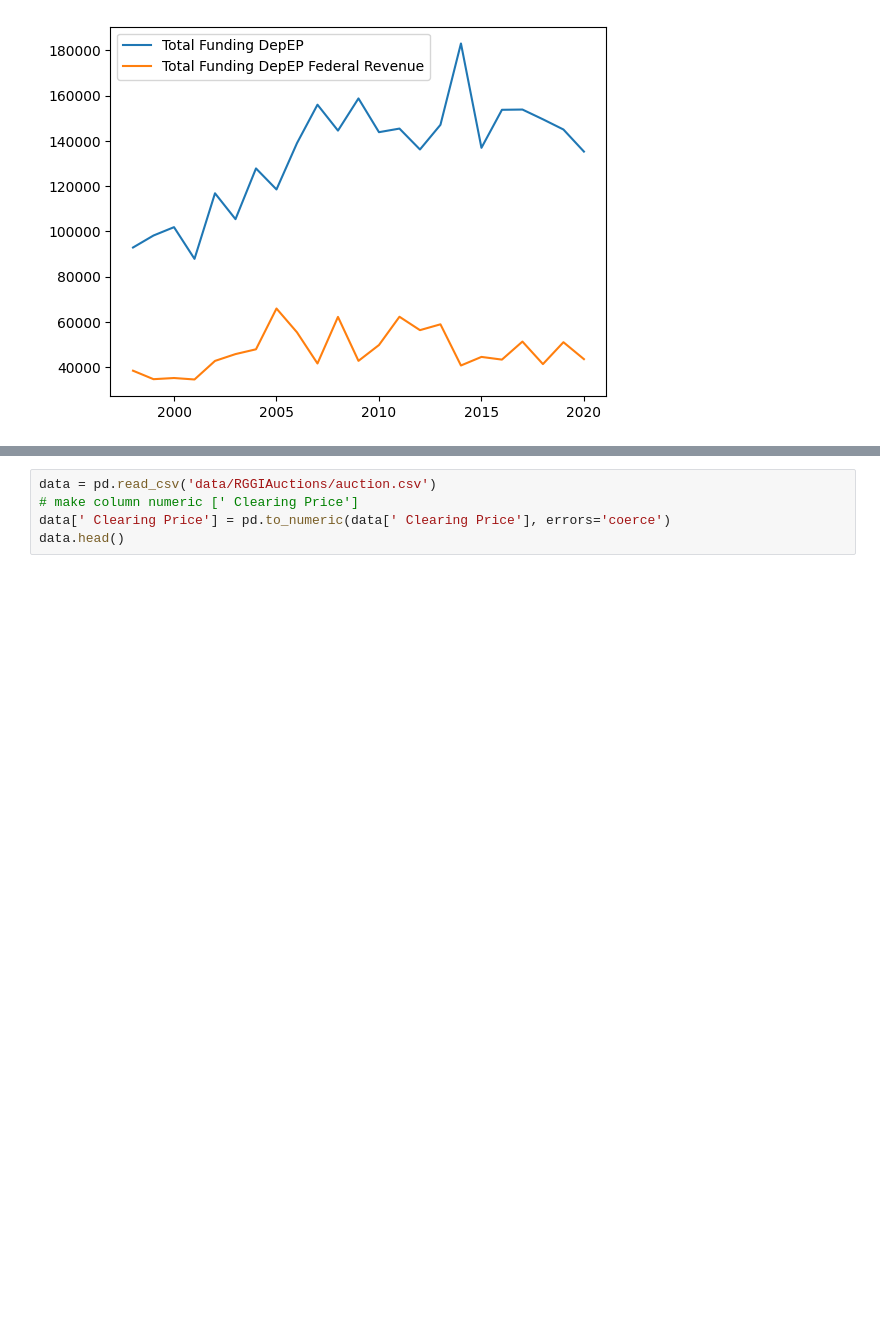
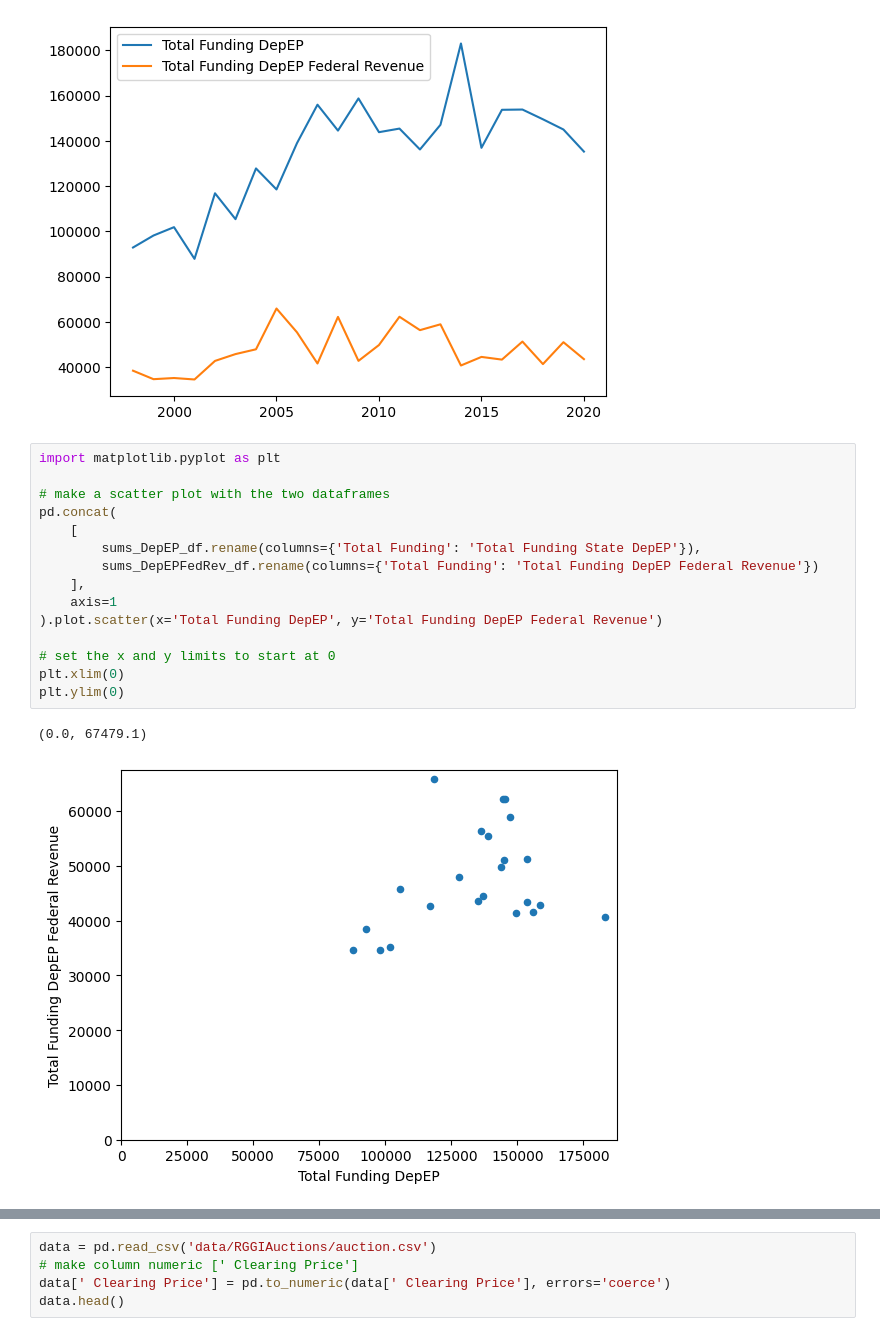
Before and after one commit to Rutgers-Economics-Labs/CleanEnergyFundingF24, a Jupyter notebook: analyze.ipynb, the cells around one changed output, grey strips where cells are left out. Cells and saved outputs as stored; diff of their text form; blank space fills up the shorter version.

Commit message:
add more data and plots

```diff
--- a/analyze.ipynb
+++ b/analyze.ipynb
@@ -149,3 +149,21 @@ pd.concat(
 # %% [output]
 <Axes: >
 [figure]
+# %%
+import matplotlib.pyplot as plt
+
+# make a scatter plot with the two dataframes
+pd.concat(
+    [
+        sums_DepEP_df.rename(columns={'Total Funding': 'Total Funding State DepEP'}),
+        sums_DepEPFedRev_df.rename(columns={'Total Funding': 'Total Funding DepEP Federal Revenue'})
+    ],
+    axis=1
+).plot.scatter(x='Total Funding DepEP', y='Total Funding DepEP Federal Revenue')
+
+# set the x and y limits to start at 0
+plt.xlim(0)
+plt.ylim(0)
+# %% [output]
+(0.0, 67479.1)
+[figure, added]
```
Also changed, not shown: parts of 11 cells of this notebook, 2 other files.
